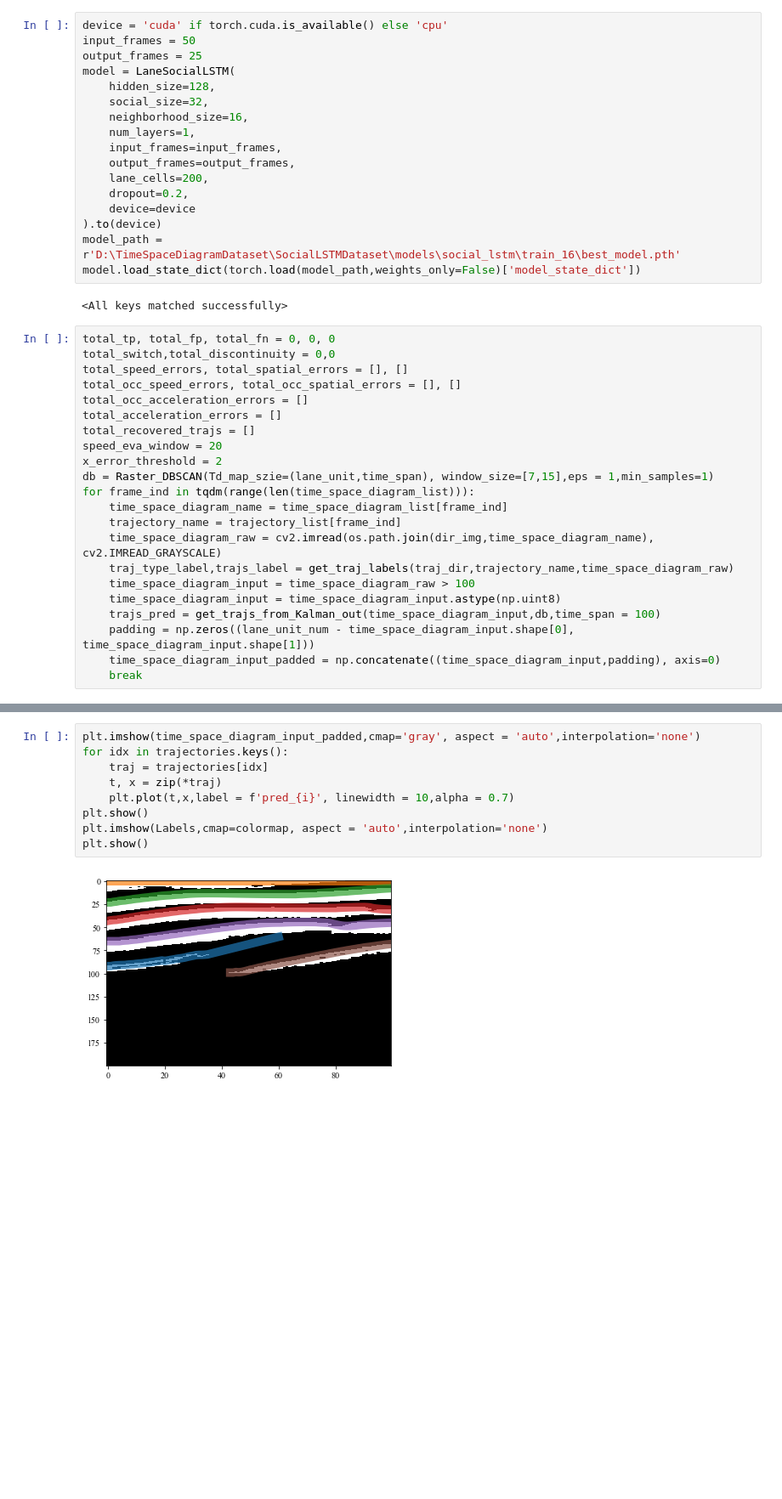
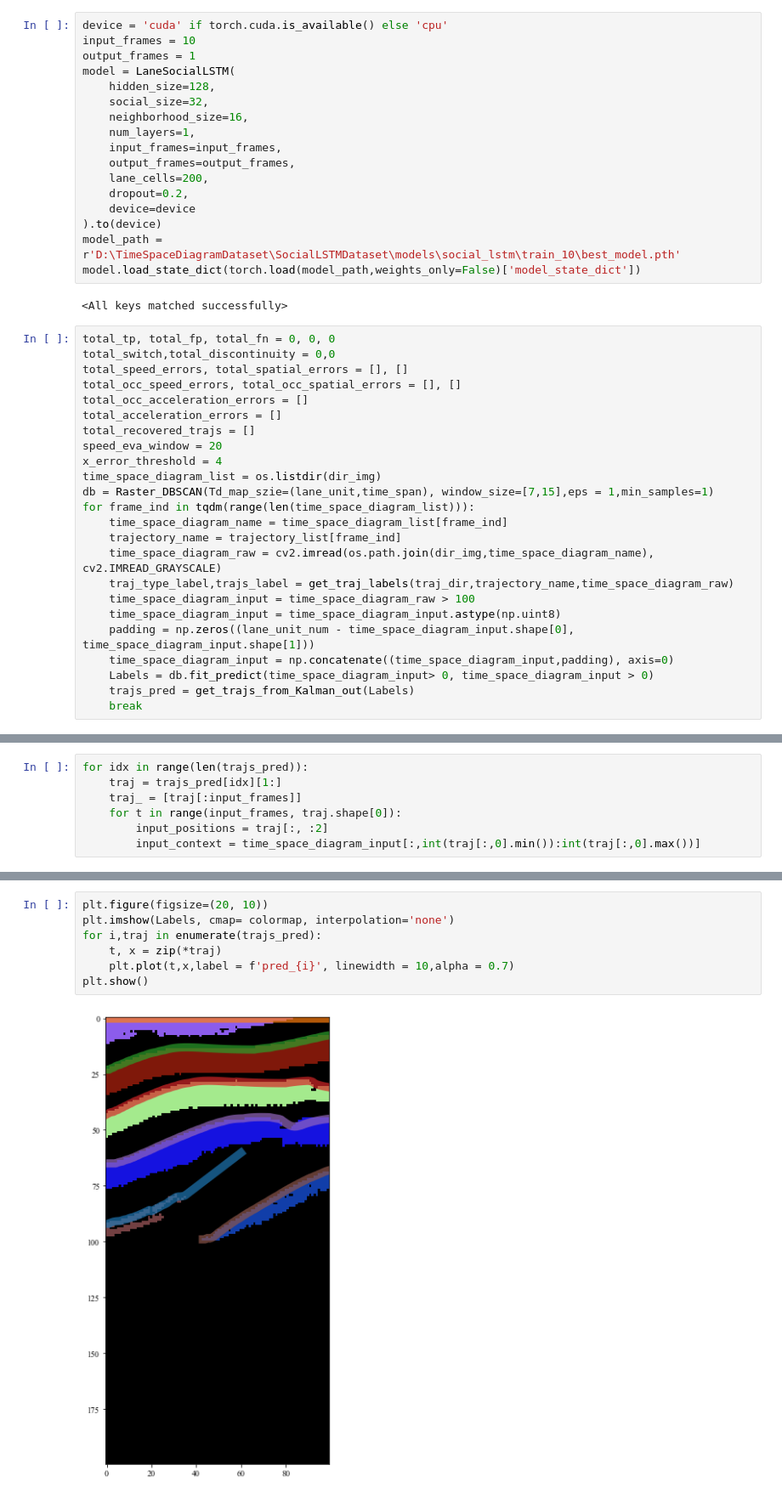
Before and after one commit to jksdbks123/Lidar-Tracker, a Jupyter notebook: ContextAware/DeepLearning/Evaluation2ndRevision.ipynb, the cells around one changed output, grey strips where cells are left out. Shown at 85% size. Saved outputs shown, nothing was run; the diff lists cells and outputs as text; blank space fills up the shorter version.

```diff
--- a/ContextAware/DeepLearning/Evaluation2ndRevision.ipynb
+++ b/ContextAware/DeepLearning/Evaluation2ndRevision.ipynb
@@ -584,8 +585,8 @@ time_space_diagram_list = os.listdir(dir_img)
 trajectory_list = os.listdir(traj_dir)
 # %%
 device = 'cuda' if torch.cuda.is_available() else 'cpu'
-input_frames = 50
-output_frames = 25
+input_frames = 10
+output_frames = 1
 model = LaneSocialLSTM(
     hidden_size=128,
     social_size=32,
@@ -597,7 +598,7 @@ model = LaneSocialLSTM(
     dropout=0.2,
     device=device
 ).to(device)
-model_path = r'D:\TimeSpaceDiagramDataset\SocialLSTMDataset\models\social_lstm\train_16\best_model.pth'
+model_path = r'D:\TimeSpaceDiagramDataset\SocialLSTMDataset\models\social_lstm\train_10\best_model.pth'
 model.load_state_dict(torch.load(model_path,weights_only=False)['model_state_dict'])
 # %% [output]
 <All keys matched successfully>
@@ -610,7 +611,8 @@ total_occ_acceleration_errors = []
 total_acceleration_errors = []
 total_recovered_trajs = []
 speed_eva_window = 20
-x_error_threshold = 2
+x_error_threshold = 4
+time_space_diagram_list = os.listdir(dir_img)
 db = Raster_DBSCAN(Td_map_szie=(lane_unit,time_span), window_size=[7,15],eps = 1,min_samples=1)
 for frame_ind in tqdm(range(len(time_space_diagram_list))):
     time_space_diagram_name = time_space_diagram_list[frame_ind]
@@ -619,7 +621,8 @@ for frame_ind in tqdm(range(len(time_space_diagram_list))):
     traj_type_label,trajs_label = get_traj_labels(traj_dir,trajectory_name,time_space_diagram_raw)
     time_space_diagram_input = time_space_diagram_raw > 100
     time_space_diagram_input = time_space_diagram_input.astype(np.uint8)
-    trajs_pred = get_trajs_from_Kalman_out(time_space_diagram_input,db,time_span = 100)
     padding = np.zeros((lane_unit_num - time_space_diagram_input.shape[0], time_space_diagram_input.shape[1]))
-    time_space_diagram_input_padded = np.concatenate((time_space_diagram_input,padding), axis=0)
+    time_space_diagram_input = np.concatenate((time_space_diagram_input,padding), axis=0)
+    Labels = db.fit_predict(time_space_diagram_input> 0, time_space_diagram_input > 0)
+    trajs_pred = get_trajs_from_Kalman_out(Labels)
     break
@@ -625,0 +642,7 @@ for frame_ind in tqdm(range(len(time_space_diagram_list))):
+# %%
+for idx in range(len(trajs_pred)):
+    traj = trajs_pred[idx][1:]
+    traj_ = [traj[:input_frames]]
+    for t in range(input_frames, traj.shape[0]):
+        input_positions = traj[:, :2]
+        input_context = time_space_diagram_input[:,int(traj[:,0].min()):int(traj[:,0].max())]
@@ -626,11 +655,9 @@ for frame_ind in tqdm(range(len(time_space_diagram_list))):
 # %%
-plt.imshow(time_space_diagram_input_padded,cmap='gray', aspect = 'auto',interpolation='none')
-for idx in trajectories.keys():
-    traj = trajectories[idx]
+plt.figure(figsize=(20, 10))
+plt.imshow(Labels, cmap= colormap, interpolation='none')
+for i,traj in enumerate(trajs_pred):
     t, x = zip(*traj)
     plt.plot(t,x,label = f'pred_{i}', linewidth = 10,alpha = 0.7)
 plt.show()
-plt.imshow(Labels,cmap=colormap, aspect = 'auto',interpolation='none')
-plt.show()
 # %% [output]
-[figure, old version]
+[figure, new version]
```
Also changed, not shown: parts of 8 cells of this notebook, 9 other files.
